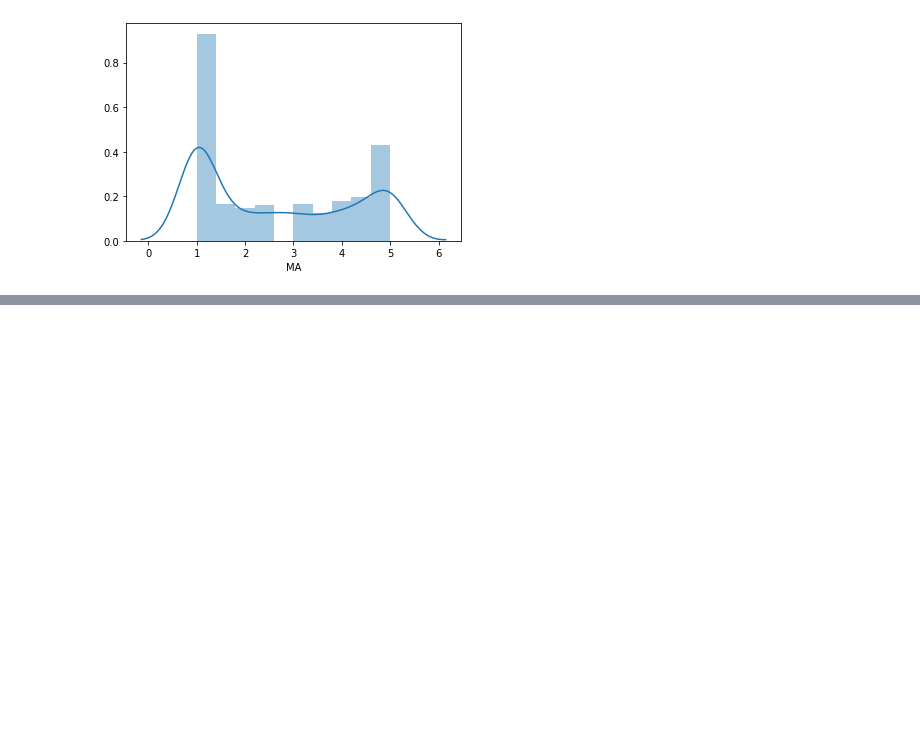
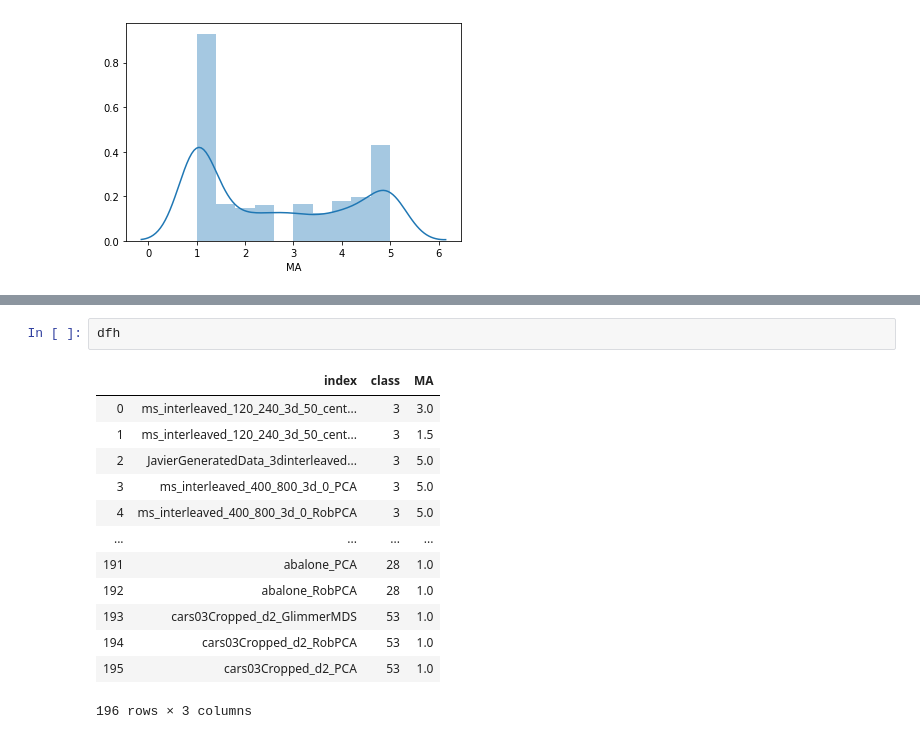
Before and after one commit to kix2mix2/SepMe, a Jupyter notebook: Jupyters/analysis/Knn Data Sampling.ipynb, the cells around one changed output, grey strips where cells are left out. Drawn from its saved outputs; the diff is of its cells as text; blank space fills up the shorter version.

```diff
--- a/Jupyters/analysis/Knn Data Sampling.ipynb
+++ b/Jupyters/analysis/Knn Data Sampling.ipynb
@@ -213,0 +180,16 @@ Int64Index([182, 103, 129,  41, 189, 114,  87, 121, 139, 124,
+# %%
+dfh
+# %% [output]
+|  | index | class | MA |
+| 0 | ms_interleaved_120_240_3d_50_cent... | 3 | 3.0 |
+| 1 | ms_interleaved_120_240_3d_50_cent... | 3 | 1.5 |
+| 2 | JavierGeneratedData_3dinterleaved... | 3 | 5.0 |
+| 3 | ms_interleaved_400_800_3d_0_PCA | 3 | 5.0 |
+| 4 | ms_interleaved_400_800_3d_0_RobPCA | 3 | 5.0 |
+| ... | ... | ... | ... |
+| 191 | abalone_PCA | 28 | 1.0 |
+| 192 | abalone_RobPCA | 28 | 1.0 |
+| 193 | cars03Cropped_d2_GlimmerMDS | 53 | 1.0 |
+| 194 | cars03Cropped_d2_RobPCA | 53 | 1.0 |
+| 195 | cars03Cropped_d2_PCA | 53 | 1.0 |
+196 rows × 3 columns
```
Also changed, not shown: parts of 22 cells of this notebook, 2 other files.
